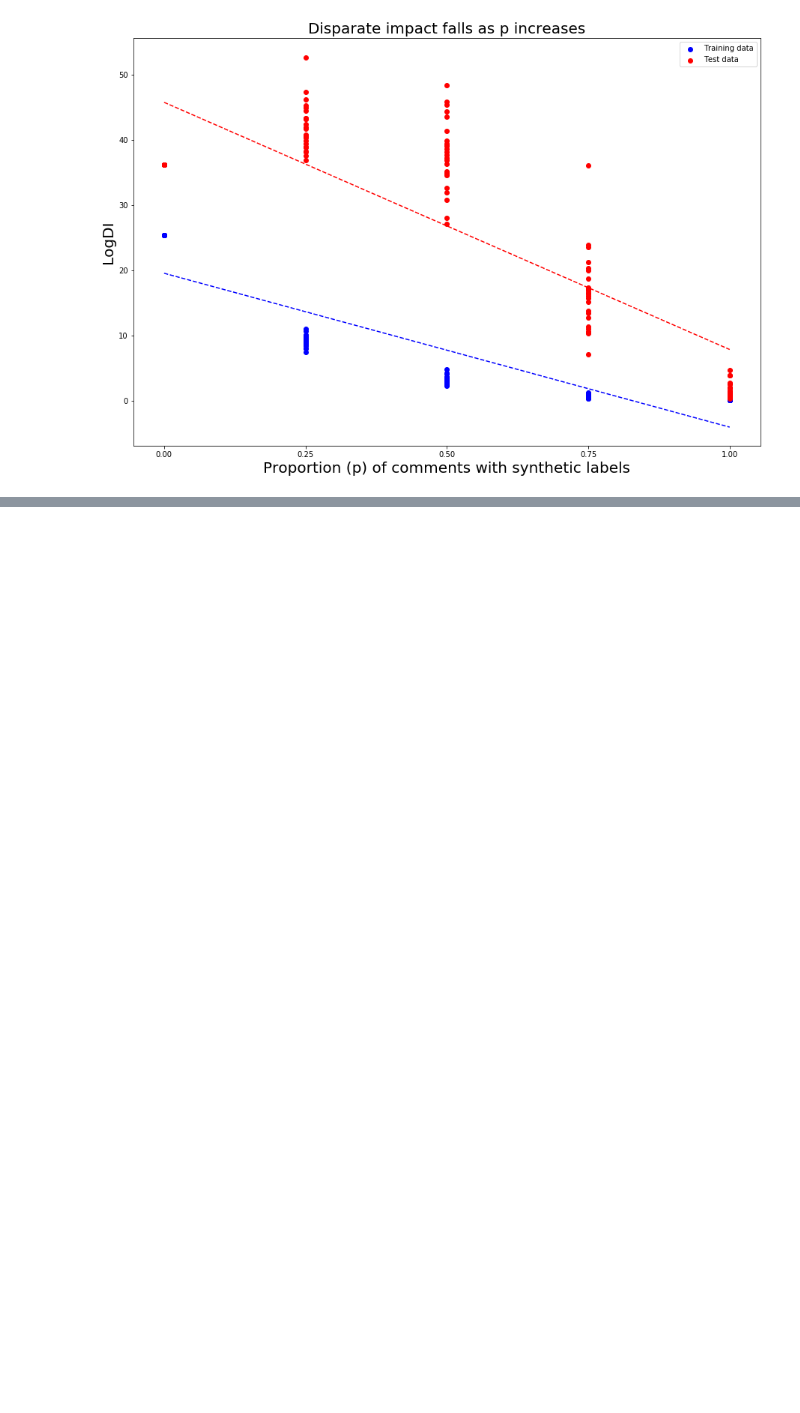
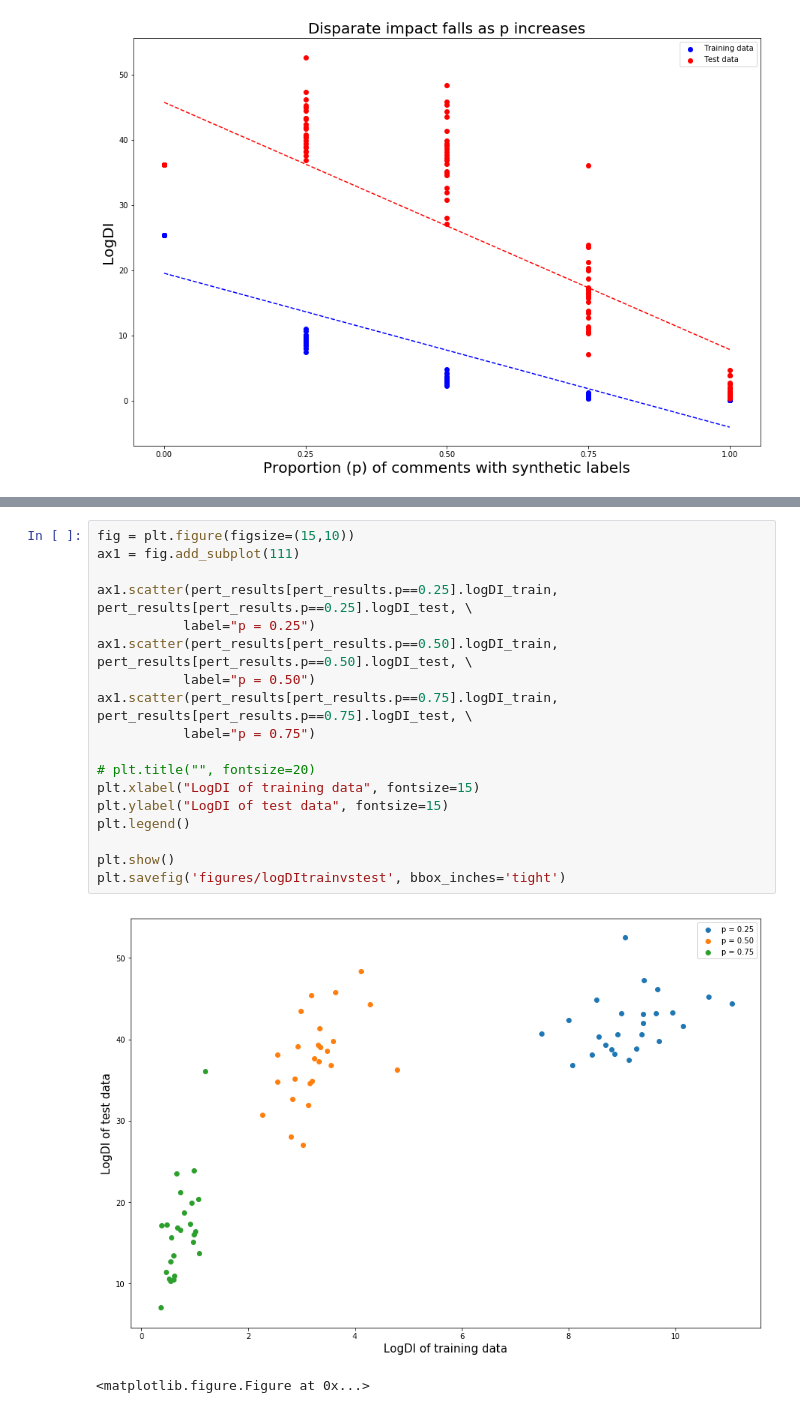
Before and after one commit to nehargupta/cs590_privacy_fairness, a Jupyter notebook: perturbations_graph1206.ipynb, the cells around one changed output, grey strips where cells are left out. Saved outputs shown, nothing was run; the diff lists cells and outputs as text; blank space fills up the shorter version.

```diff
--- a/perturbations_graph1206.ipynb
+++ b/perturbations_graph1206.ipynb
@@ -40,0 +62,21 @@ plt.show()
+# %%
+fig = plt.figure(figsize=(15,10))
+ax1 = fig.add_subplot(111)
+
+ax1.scatter(pert_results[pert_results.p==0.25].logDI_train, pert_results[pert_results.p==0.25].logDI_test, \
+           label="p = 0.25")
+ax1.scatter(pert_results[pert_results.p==0.50].logDI_train, pert_results[pert_results.p==0.50].logDI_test, \
+           label="p = 0.50")
+ax1.scatter(pert_results[pert_results.p==0.75].logDI_train, pert_results[pert_results.p==0.75].logDI_test, \
+           label="p = 0.75")
+
+# plt.title("", fontsize=20)
+plt.xlabel("LogDI of training data", fontsize=15)
+plt.ylabel("LogDI of test data", fontsize=15)
+plt.legend()
+
+plt.show()
+plt.savefig('figures/logDItrainvstest', bbox_inches='tight')
+# %% [output]
+[figure, added]
+<matplotlib.figure.Figure at 0x...>
```
Also changed, not shown: parts of 5 cells of this notebook, 1 other file.
